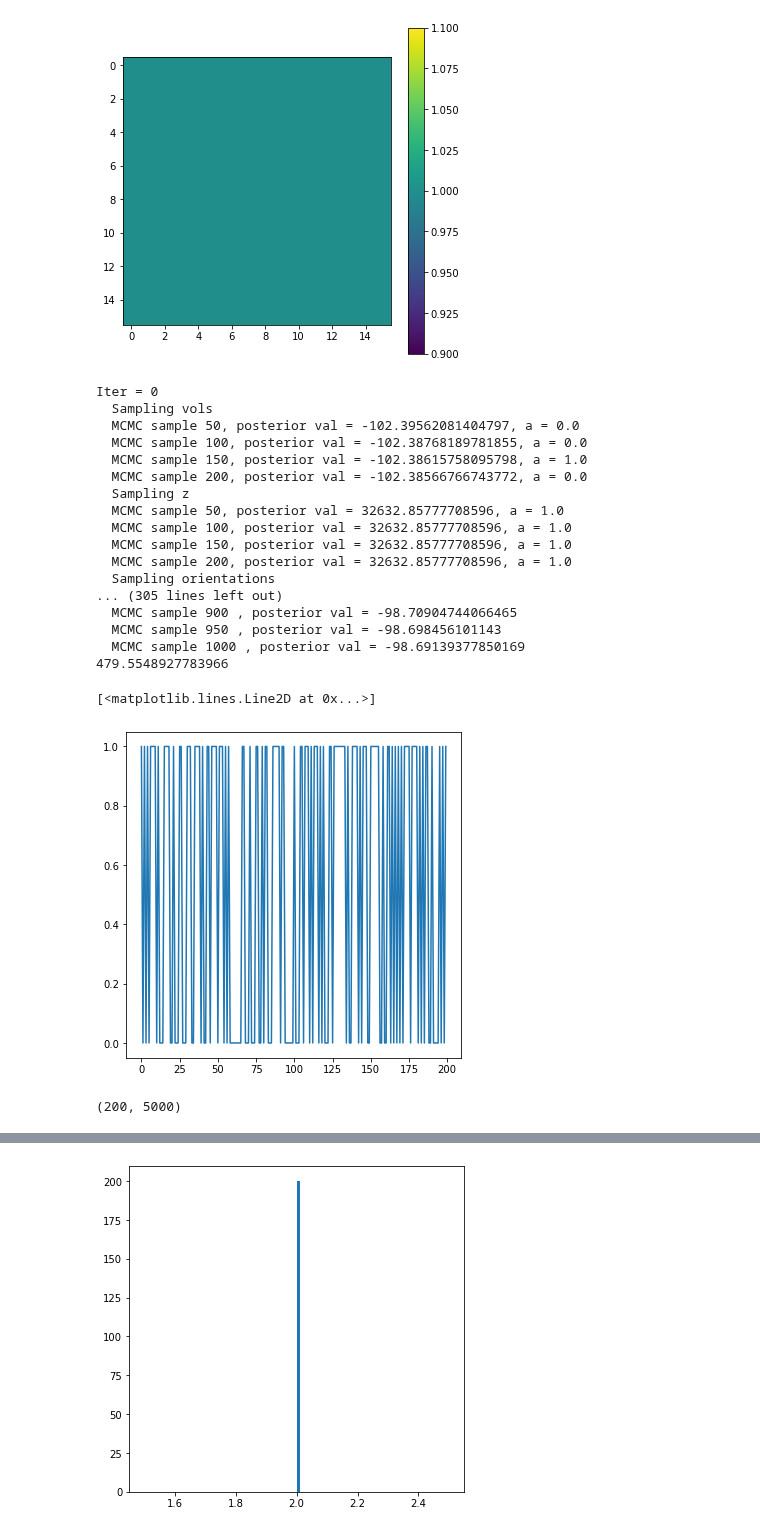
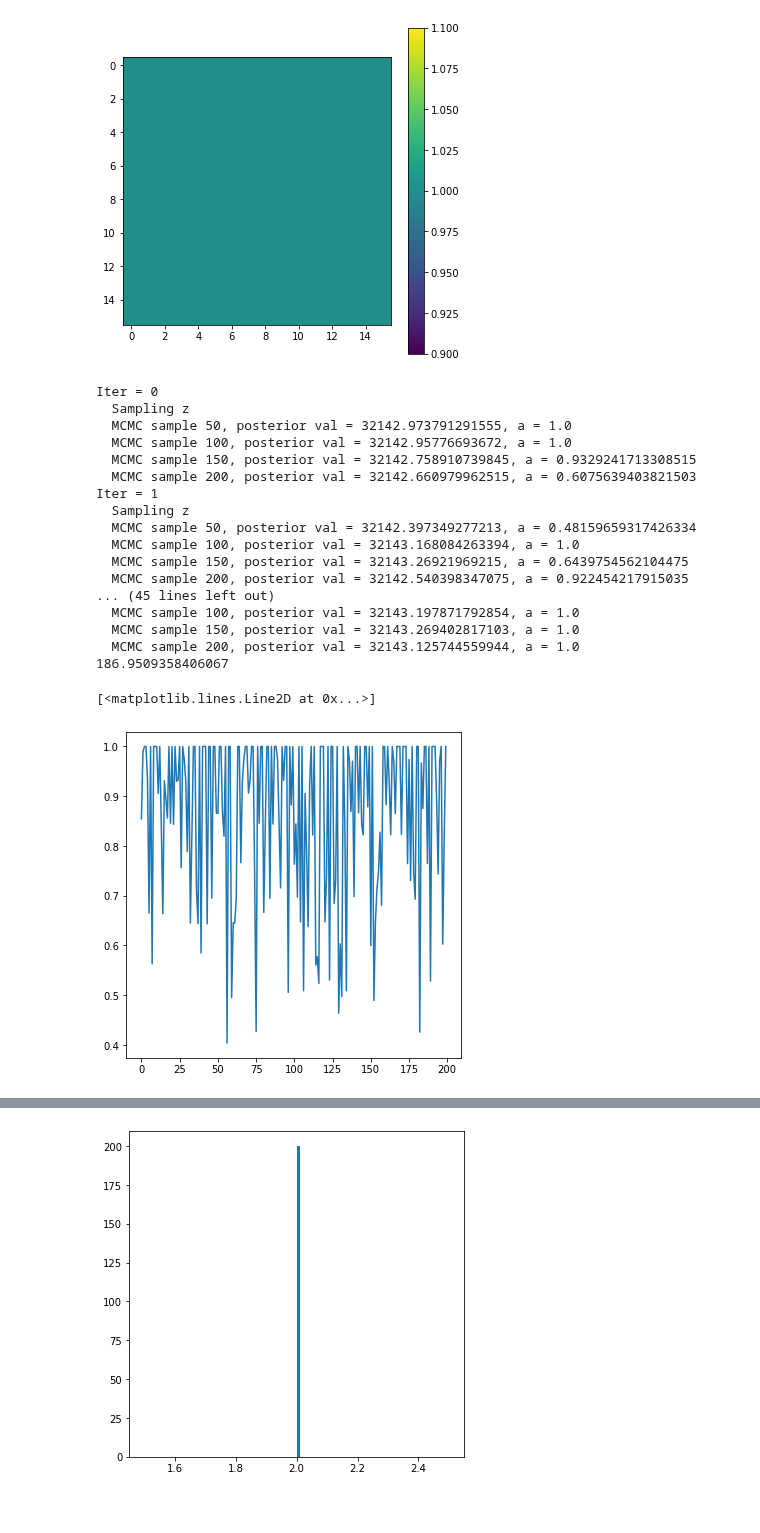
Before and after one commit to bogdantoader/simplecryoem, a Jupyter notebook: nb/Reconstruction_data.ipynb, the cells around one changed output, grey strips where cells are left out. Saved outputs shown, nothing was run; the diff lists cells and outputs as text; code cells hidden in the pictures.

Commit message:
fixed a bug in proposal_z function

```diff
--- a/nb/Reconstruction_data.ipynb
+++ b/nb/Reconstruction_data.ipynb
@@ -361,6 +364,7 @@ N_samples_vol = 101
 N_samples_angles_global = 1000
 N_samples_angles_local = 201
 N_samples_shifts = 101
+N_samples_z = 201
 
 # HMC params
 #dt = 5
@@ -381,7 +385,7 @@ z0 = None
 #sigma_noise = jnp.ones(sigma_noise.shape)
 
 # Class assignment parameters
-K = 3
+K = 2
 alpha_d = 10*jnp.ones(K)
 
 v_rec, angles_rec, shifts_recz, z_rec = ab_initio_mcmc(key,
@@ -959,12 +913,16 @@ def get_class_proposal_func(loss_func_batched, loss_func_sum, sigma_noise, alpha
         logPiZ0 = logPi_local(z0)
 
         # TODO: Use lax.for_i loop to speedup compilation time.
+        logPiX0 = logPiZ0
         for i in jnp.arange(N_samples_z_local):
-            z1, r, logPiX1, logPiX0 = proposal_z_batch(keys[2*i], z0, logPiZ0, **params_z)
+            z1, r, logPiX1, logPiX0 = proposal_z_batch(keys[2*i], z0, logPiX0, **params_z)
             a = jnp.minimum(1, r)
 
             unif_var = random.uniform(keys[2*i+1], (N,))
             z1, logPiX1 = accept_reject_vmap(unif_var, a, z0, z1, logPiX0, logPiX1)
+
+            z0 = z1
+            logPiX0 = logPiX1
 
         logPiZ1 = logPi_local(z1)
 
@@ -1031,20 +989,22 @@ N_samples_v = 201
 N_samples_a = 1001
 key = random.PRNGKey(int(jnp.floor(np.random.rand()*1000)))
 
-sample_v = True
+sample_v = False
 sample_z = True
-sample_a = True
+sample_a = False
 
-v0 = jnp.array(np.random.randn(K, nx,nx,nx) + 1j * np.random.randn(K, nx,nx,nx))
-#v0 = vols.astype(jnp.complex128)
+#v0 = jnp.array(np.random.randn(K, nx,nx,nx) + 1j * np.random.randn(K, nx,nx,nx))
+v0 = vols.astype(jnp.complex128)
 
-a0 = generate_uniform_orientations_jax(key, angles)
-#a0 = angles[:Nn]
+z0 =  jnp.array(np.random.randint(0, K, (Nn,)))
+
+#a0 = generate_uniform_orientations_jax(key, angles)
+a0 = angles[:Nn]
 
 
-#vi = v0
-#zi = jnp.array(np.random.randint(0, K, (Nn,)))
-#ai = a0
+vi = v0
+zi = z0
+ai = a0
 
 t0 = time.time()
 
@@ -1105,33 +1065,29 @@ v_rec = vi
 print(time.time()-t0)
 # %% [output]
 Iter = 0
-  Sampling vols
-  MCMC sample 50, posterior val = -102.39562081404797, a = 0.0
-  MCMC sample 100, posterior val = -102.38768189781855, a = 0.0
-  MCMC sample 150, posterior val = -102.38615758095798, a = 1.0
-  MCMC sample 200, posterior val = -102.38566766743772, a = 0.0
   Sampling z
-  MCMC sample 50, posterior val = 32632.85777708596, a = 1.0
-  MCMC sample 100, posterior val = 32632.85777708596, a = 1.0
-  MCMC sample 150, posterior val = 32632.85777708596, a = 1.0
-  MCMC sample 200, posterior val = 32632.85777708596, a = 1.0
-  Sampling orientations
-... (305 lines left out)
-  MCMC sample 900 , posterior val = -98.70904744066465
-  MCMC sample 950 , posterior val = -98.698456101143
-  MCMC sample 1000 , posterior val = -98.69139377850169
-479.5548927783966
+  MCMC sample 50, posterior val = 32142.973791291555, a = 1.0
+  MCMC sample 100, posterior val = 32142.95776693672, a = 1.0
+  MCMC sample 150, posterior val = 32142.758910739845, a = 0.9329241713308515
+  MCMC sample 200, posterior val = 32142.660979962515, a = 0.6075639403821503
+Iter = 1
+  Sampling z
+  MCMC sample 50, posterior val = 32142.397349277213, a = 0.48159659317426334
+  MCMC sample 100, posterior val = 32143.168084263394, a = 1.0
+  MCMC sample 150, posterior val = 32143.26921969215, a = 0.6439754562104475
+  MCMC sample 200, posterior val = 32142.540398347075, a = 0.922454217915035
+... (45 lines left out)
+  MCMC sample 100, posterior val = 32143.197871792854, a = 1.0
+  MCMC sample 150, posterior val = 32143.269402817103, a = 1.0
+  MCMC sample 200, posterior val = 32143.125744559944, a = 1.0
+186.9509358406067
 # %%
 v_rec_r = jnp.array([ jnp.fft.fftshift(jnp.real(jnp.fft.ifftn(v))) for v in v_rec])
 # %%
-idx = 12
+idx = 4
 
 #plt.plot(z_r[:,idx])
-plt.plot(v_r)
+plt.plot(z_r)
 # %% [output]
 [<matplotlib.lines.Line2D at 0x...>]
-[figure, old version]
+[figure, new version]
-# %%
-z_samples.shape
-# %% [output]
-(200, 5000)
```
Also changed, not shown: parts of 33 cells of this notebook, 1 other file.
